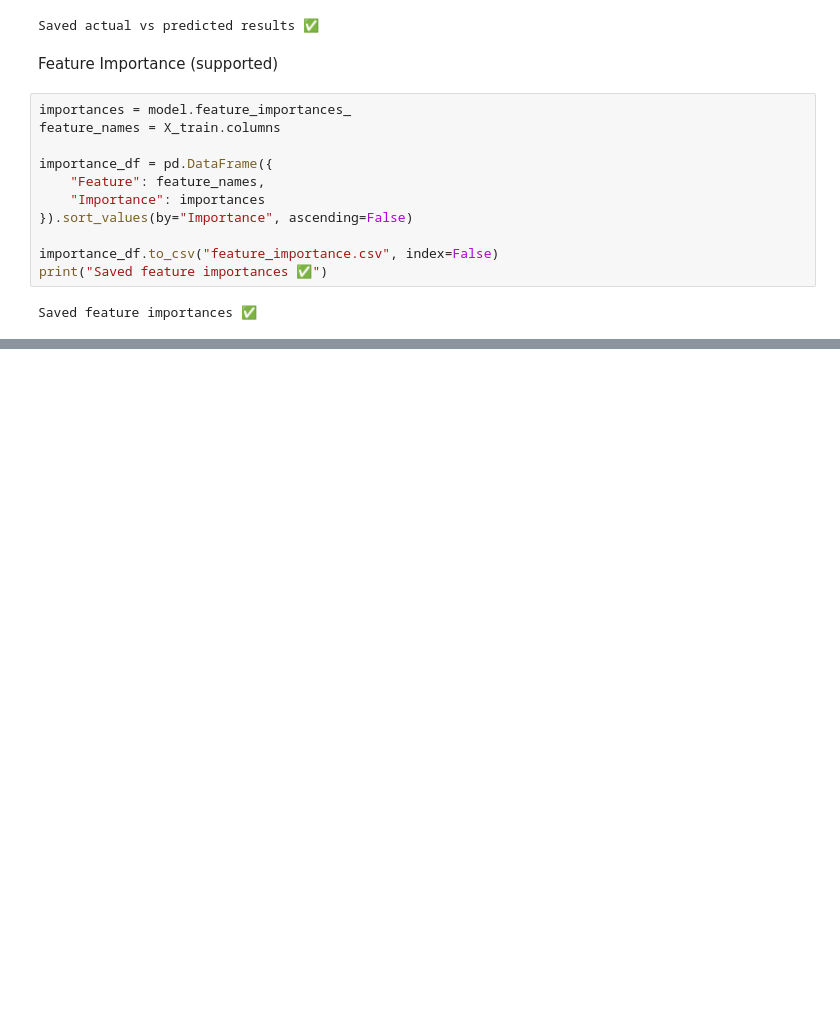
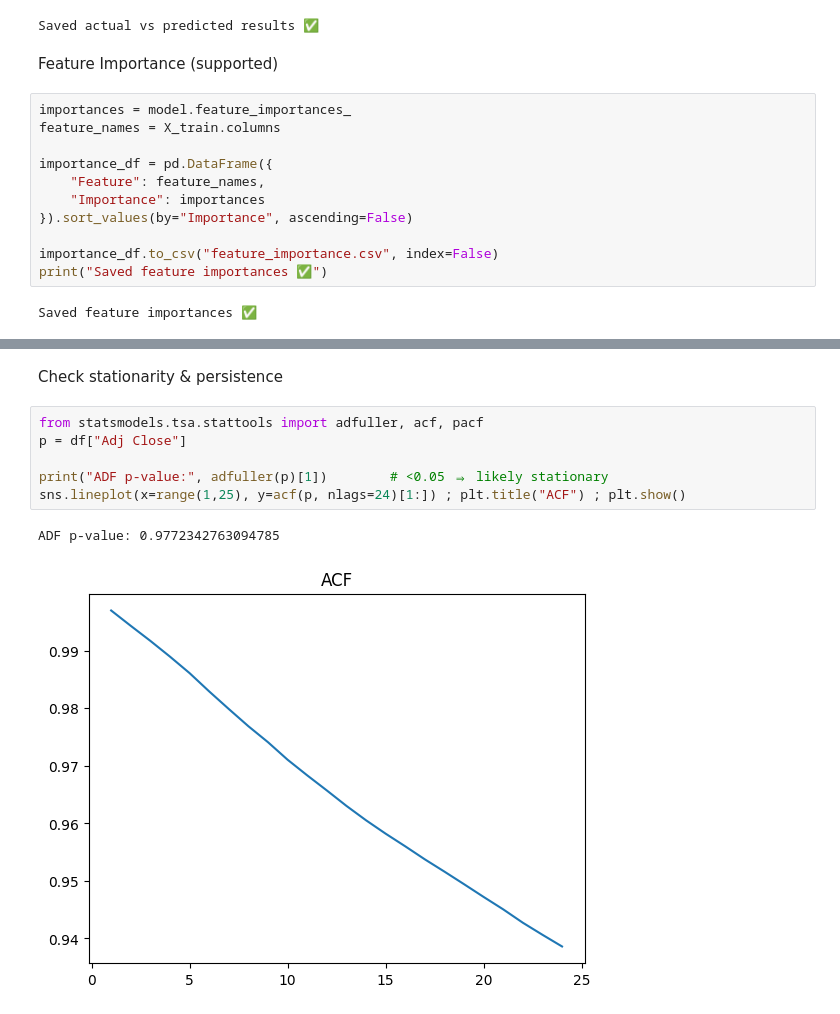
Before and after one commit to honyango/Analog-World-Clock, a Jupyter notebook: copy_of_untitled27.ipynb, the cells around one changed output, grey strips where cells are left out. Saved outputs shown, nothing was run; the diff lists cells and outputs as text; blank space fills up the shorter version.

```diff
--- a/copy_of_untitled27.ipynb
+++ b/copy_of_untitled27.ipynb
@@ -1914,0 +1963,11 @@ Saved feature importances ✅
+# %% [markdown]
+Check stationarity & persistence
+# %%
+from statsmodels.tsa.stattools import adfuller, acf, pacf
+p = df["Adj Close"]
+
+print("ADF p-value:", adfuller(p)[1])        # <0.05 ⇒ likely stationary
+sns.lineplot(x=range(1,25), y=acf(p, nlags=24)[1:]) ; plt.title("ACF") ; plt.show()
+# %% [output]
+ADF p-value: 0.9772342763094785
+[figure, added]
```
Also changed, not shown: parts of 26 cells of this notebook.
